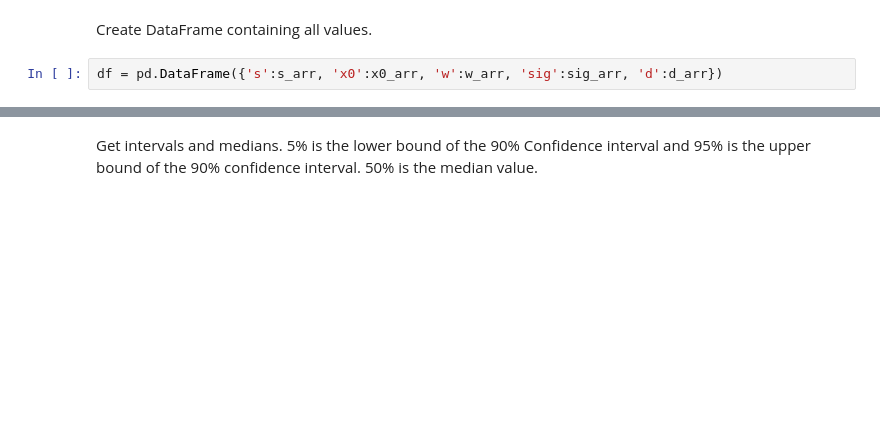
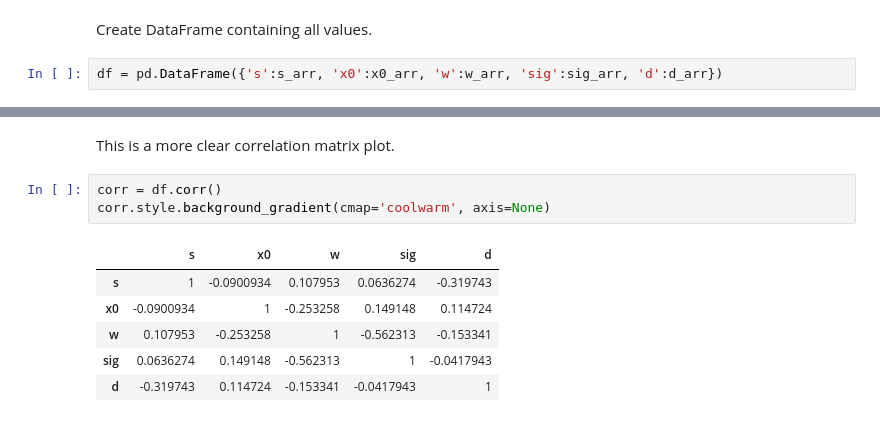
Before and after one commit to lukepolson/School, a Jupyter notebook: Phys 515/Assignment4.ipynb, the cells around one changed output, grey strips where cells are left out. Cells and saved outputs as stored; diff of their text form; blank space fills up the shorter version.

```diff
--- a/Phys 515/Assignment4.ipynb
+++ b/Phys 515/Assignment4.ipynb
@@ -212,2 +216,12 @@ plt.title('Correlation Matrix', fontsize=16);
-# %% [markdown]
-Get intervals and medians. 5% is the lower bound of the 90% Confidence interval and 95% is the upper bound of the 90% confidence interval. 50% is the median value.
+# %% [markdown]
+This is a more clear correlation matrix plot.
+# %%
+corr = df.corr()
+corr.style.background_gradient(cmap='coolwarm', axis=None)
+# %% [output]
+|  | s | x0 | w | sig | d |
+| s | 1 | -0.0900934 | 0.107953 | 0.0636274 | -0.319743 |
+| x0 | -0.0900934 | 1 | -0.253258 | 0.149148 | 0.114724 |
+| w | 0.107953 | -0.253258 | 1 | -0.562313 | -0.153341 |
+| sig | 0.0636274 | 0.149148 | -0.562313 | 1 | -0.0417943 |
+| d | -0.319743 | 0.114724 | -0.153341 | -0.0417943 | 1 |
```
Also changed, not shown: parts of 16 cells of this notebook, 5 other files.
